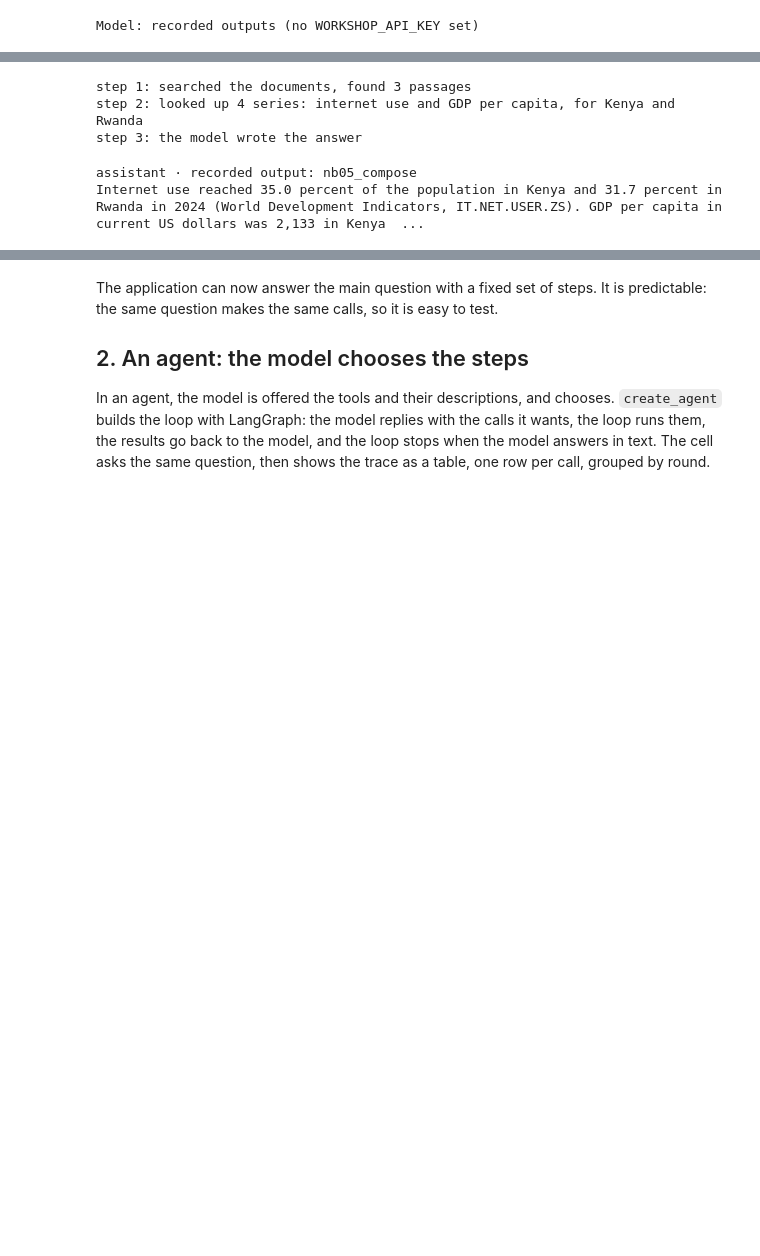
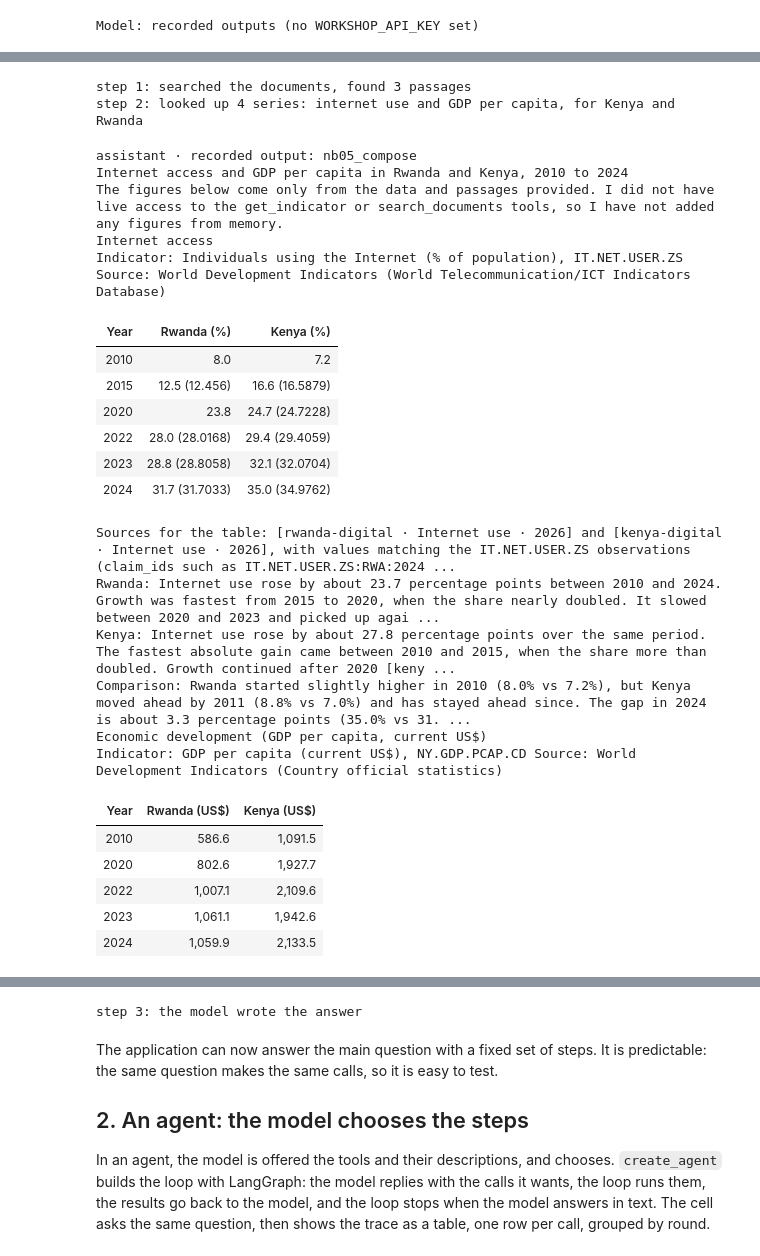
Before and after one commit to worldbank/ai4data, a Jupyter notebook: training/session-01-building-ai-applications/notebooks/05-workflows-and-agents.ipynb, the cells around one changed output, grey strips where cells are left out. Drawn from its saved outputs; the diff is of its cells as text; code cells hidden in the pictures; blank space fills up the shorter version.

```diff
--- a/training/session-01-building-ai-applications/notebooks/05-workflows-and-agents.ipynb
+++ b/training/session-01-building-ai-applications/notebooks/05-workflows-and-agents.ipynb
@@ -87,27 +87,47 @@ The picture contrasts the two designs. In a workflow, the steps are written in c
 # %%
 compose = ChatPromptTemplate.from_messages([("system", INSTRUCTIONS), ("human", "PASSAGES:\n{passages}\n\nDATA:\n{data}\n\nQUESTION: {question}")]) | model
 
 
 def fixed_workflow(question):
     passages = search_documents.invoke({"query": question})
     print(f"step 1: searched the documents, found {len(passages)} passages")
     series = [w.indicator_lookup(i, c, start=2010) for i in ["IT.NET.USER.ZS", "NY.GDP.PCAP.CD"] for c in ["Kenya", "Rwanda"]]
     print(f"step 2: looked up {len(series)} series: internet use and GDP per capita, for Kenya and Rwanda")
-    answer = compose.invoke({
+    answer = w.answer(compose, {
         "passages": "\n\n".join(f"{p['citation']}\n{p['text']}" for p in passages),
         "data": json.dumps(series),
         "question": question,
     })
     print("step 3: the model wrote the answer\n")
     return answer, series
 
 
 w.use("nb05_compose")
 workflow_answer, workflow_series = fixed_workflow(w.MAIN_QUESTION)
-w.show(workflow_answer)
 # %% [output]
 step 1: searched the documents, found 3 passages
 step 2: looked up 4 series: internet use and GDP per capita, for Kenya and Rwanda
-step 3: the model wrote the answer
 assistant · recorded output: nb05_compose
-Internet use reached 35.0 percent of the population in Kenya and 31.7 percent in Rwanda in 2024 (World Development Indicators, IT.NET.USER.ZS). GDP per capita in current US dollars was 2,133 in Kenya  ...
+Internet access and GDP per capita in Rwanda and Kenya, 2010 to 2024
+The figures below come only from the data and passages provided. I did not have live access to the get_indicator or search_documents tools, so I have not added any figures from memory.
+Internet access
+Indicator: Individuals using the Internet (% of population), IT.NET.USER.ZS Source: World Development Indicators (World Telecommunication/ICT Indicators Database)
+| Year | Rwanda (%) | Kenya (%) |
+| 2010 | 8.0 | 7.2 |
+| 2015 | 12.5 (12.456) | 16.6 (16.5879) |
+| 2020 | 23.8 | 24.7 (24.7228) |
+| 2022 | 28.0 (28.0168) | 29.4 (29.4059) |
+| 2023 | 28.8 (28.8058) | 32.1 (32.0704) |
+| 2024 | 31.7 (31.7033) | 35.0 (34.9762) |
+Sources for the table: [rwanda-digital · Internet use · 2026] and [kenya-digital · Internet use · 2026], with values matching the IT.NET.USER.ZS observations (claim_ids such as IT.NET.USER.ZS:RWA:2024 ...
+Rwanda: Internet use rose by about 23.7 percentage points between 2010 and 2024. Growth was fastest from 2015 to 2020, when the share nearly doubled. It slowed between 2020 and 2023 and picked up agai ...
+Kenya: Internet use rose by about 27.8 percentage points over the same period. The fastest absolute gain came between 2010 and 2015, when the share more than doubled. Growth continued after 2020 [keny ...
+Comparison: Rwanda started slightly higher in 2010 (8.0% vs 7.2%), but Kenya moved ahead by 2011 (8.8% vs 7.0%) and has stayed ahead since. The gap in 2024 is about 3.3 percentage points (35.0% vs 31. ...
+Economic development (GDP per capita, current US$)
+Indicator: GDP per capita (current US$), NY.GDP.PCAP.CD Source: World Development Indicators (Country official statistics)
+| Year | Rwanda (US$) | Kenya (US$) |
+| 2010 | 586.6 | 1,091.5 |
+| 2020 | 802.6 | 1,927.7 |
+| 2022 | 1,007.1 | 2,109.6 |
+| 2023 | 1,061.1 | 1,942.6 |
+| 2024 | 1,059.9 | 2,133.5 |
@@ -114,3 +146,4 @@ Internet use reached 35.0 percent of the population in Kenya and 31.7 percent in
+step 3: the model wrote the answer
 # %% [markdown]
 The application can now answer the main question with a fixed set of steps. It is predictable: the same question makes the same calls, so it is easy to test.
 
```
Also changed, not shown: parts of 6 cells of this notebook, 4 other files.
